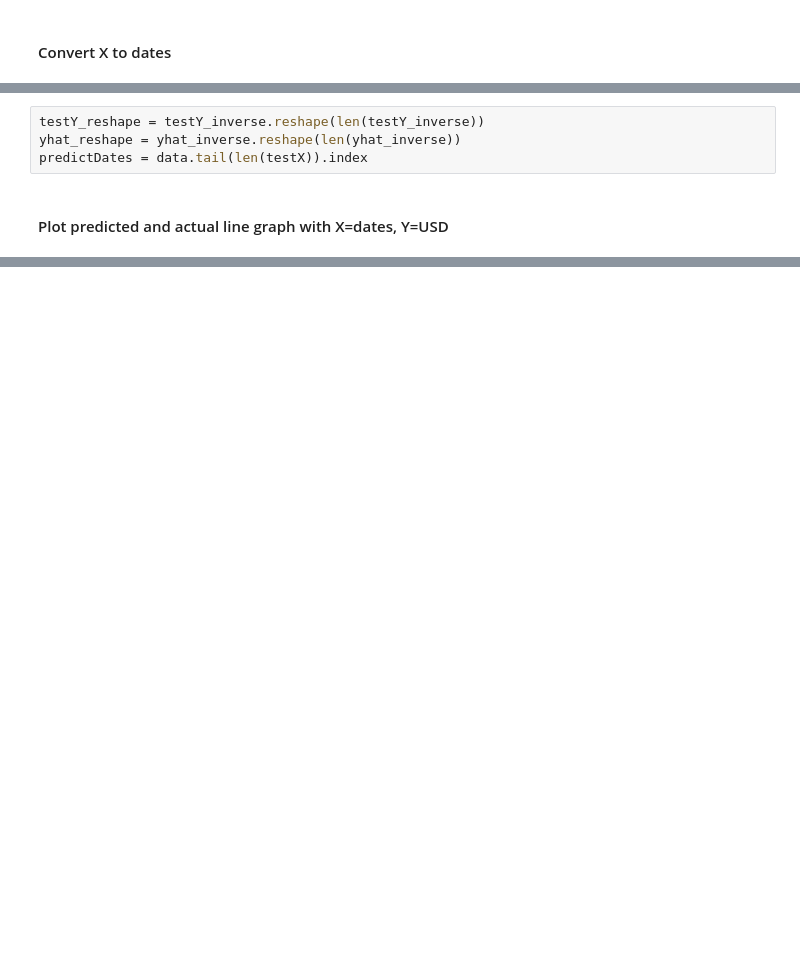
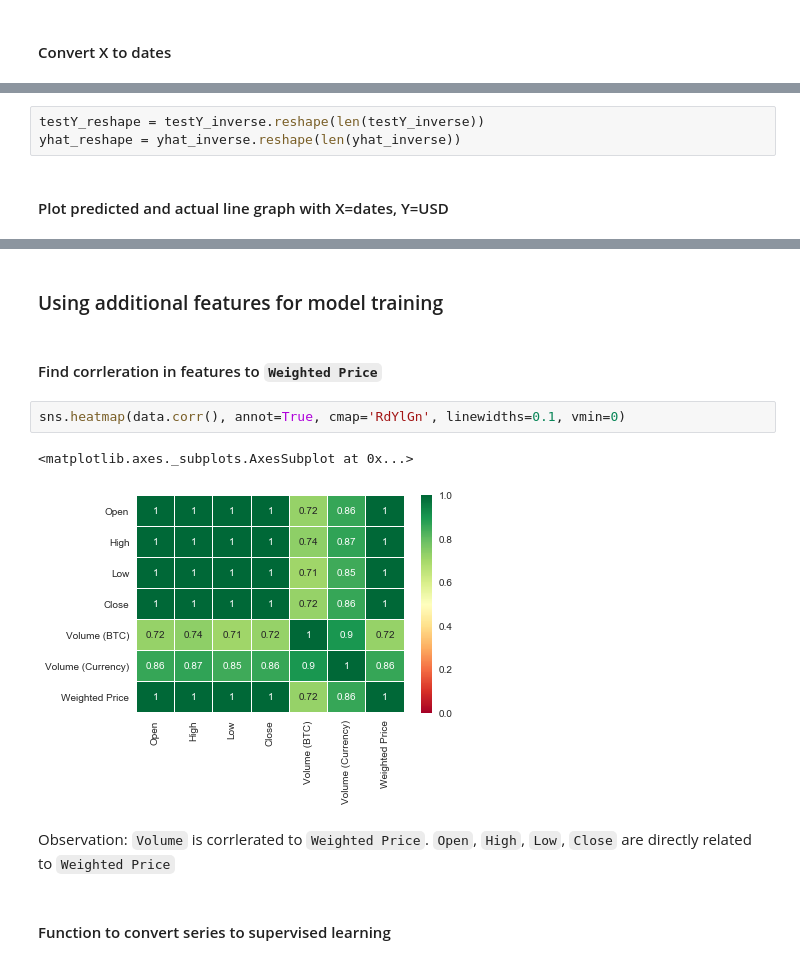
Before and after one commit to Akanta21/GA_DAT5, a Jupyter notebook: LSTM Bitcoin.ipynb, the cells around one changed output, grey strips where cells are left out. Cells and saved outputs as stored; diff of their text form; blank space fills up the shorter version.

Commit message:
finish LSTM bitcoin prediction with multi features

```diff
--- a/LSTM Bitcoin.ipynb
+++ b/LSTM Bitcoin.ipynb
@@ -193,7 +204,6 @@ pyplot.show()
 # %%
 testY_reshape = testY_inverse.reshape(len(testY_inverse))
 yhat_reshape = yhat_inverse.reshape(len(yhat_inverse))
-predictDates = data.tail(len(testX)).index
 # %% [markdown]
 #### Plot predicted and actual line graph with X=dates, Y=USD
 # %%
@@ -202,3 +212,17 @@ predict_chart = go.Scatter(x=predictDates, y=yhat_reshape, name= 'Predict Price'
 py.iplot([predict_chart, actual_chart])
 # %% [output]
 [interactive output not drawn]
+# %% [markdown]
+### Using additional features for model training
+# %% [markdown]
+#### Find corrleration in features to `Weighted Price`
+# %%
+sns.heatmap(data.corr(), annot=True, cmap='RdYlGn', linewidths=0.1, vmin=0)
+# %% [output]
+<matplotlib.axes._subplots.AxesSubplot at 0x...>
+[figure, added]
+# %% [markdown]
+Observation: `Volume` is corrlerated to `Weighted Price`.
+`Open`, `High`, `Low`, `Close` are directly related to `Weighted Price`
+# %% [markdown]
+#### Function to convert series to supervised learning
```
Also changed, not shown: parts of 36 cells of this notebook, 1 other file.
